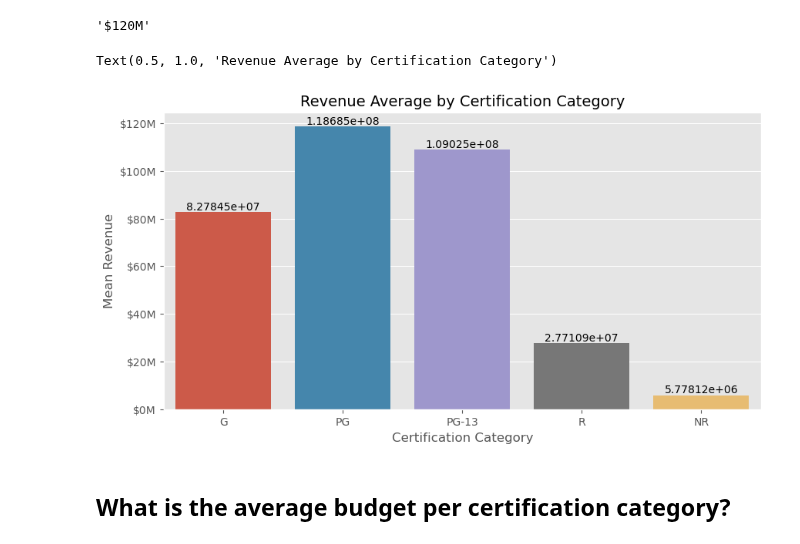
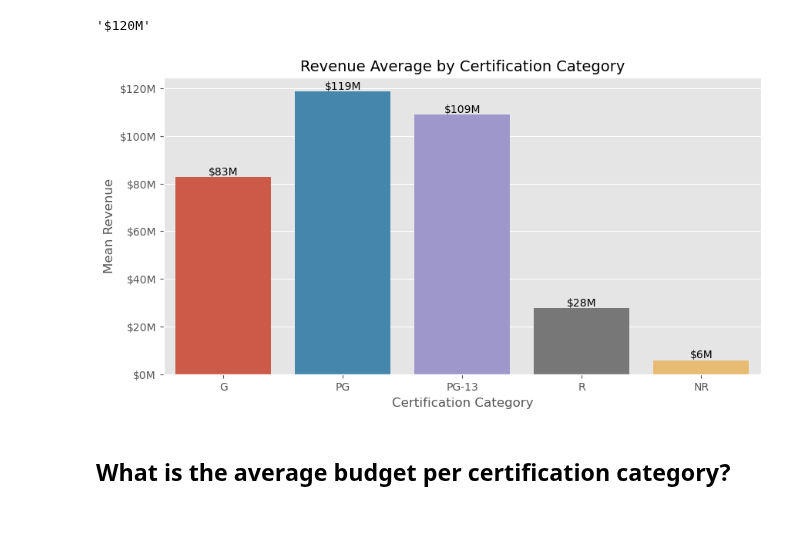
Before and after one commit to purvikansara/Recommendation, a Jupyter notebook: EDA.ipynb, the cells around one changed output. Saved outputs shown, nothing was run; the diff lists cells and outputs as text; code cells hidden in the pictures.

```diff
--- a/EDA.ipynb
+++ b/EDA.ipynb
@@ -210,32 +210,48 @@ def hundred_m(x,pos):
 hundred_m(120000000,0)
 # %% [output]
 '$120M'
+# %%
+def hundred_m(x, pos):
+    """Function for use with matplotlib FuncFormatter - formats revenue in millions"""
+    return f"${x/1000000:,.0f}M"
+
+# test
 # %%
 # creating a formatter for improved viz
 price_fmt_100m = FuncFormatter(hundred_m)
 # %%
 # set the style
 #plt.style.use('seaborn-white')
 # plt.style.use('ggplot')
 
 # set the size
 fig, ax = plt.subplots(figsize=(10,5))
 ax.yaxis.set_major_formatter(price_fmt_100m)
 
 
 # plot bars
-sns.barplot(x='certification',
-                y='mean_revenue',
-                order=['G','PG','PG-13','R','NR'],
-                data = rev_avg)
-ax.bar_label(ax.containers[0]);
+# sns.barplot(x='certification',
+#                 y='mean_revenue',
+#                 order=['G','PG','PG-13','R','NR'],
+#                 data = rev_avg)
+
+bars = sns.barplot(data=rev_avg, x='certification', y='mean_revenue', order=['G','PG','PG-13','R','NR']).patches
+
+
+bar_containers = ax.containers[0]
+#bar_labels = [hundred_m(float(label.get_text()), 0) for label in ax.bar_label(ax.containers[0])]
+#bar_labels = [hundred_m(float(label.get_text()), 0) for label in bar_containers]
+# Apply formatted labels to the bars
+ax.bar_label( bar_containers,labels=bar_labels)
+
 # labels and title
 plt.ylabel("Mean Revenue", size=12)
 plt.xlabel("Certification Category", size=12)
 plt.title("Revenue Average by Certification Category", size=14)
+
+plt.savefig('images/avg_revenue_by_certification.png',pad_inches = 1, bbox_inches = 'tight')
 # %% [output]
-Text(0.5, 1.0, 'Revenue Average by Certification Category')
-[figure, old version]
+[figure, new version]
 # %%
 # OR : sns.barplot(data=plot_df, x='certification',y='revenue', order=cert_order);
 # %% [markdown]
```
Also changed, not shown: parts of 9 cells of this notebook, 4 other files.
